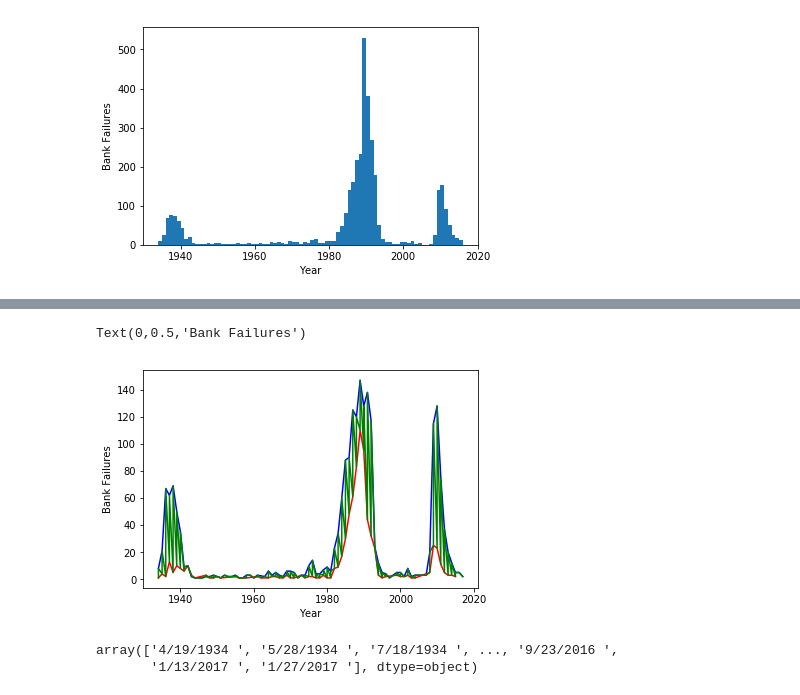
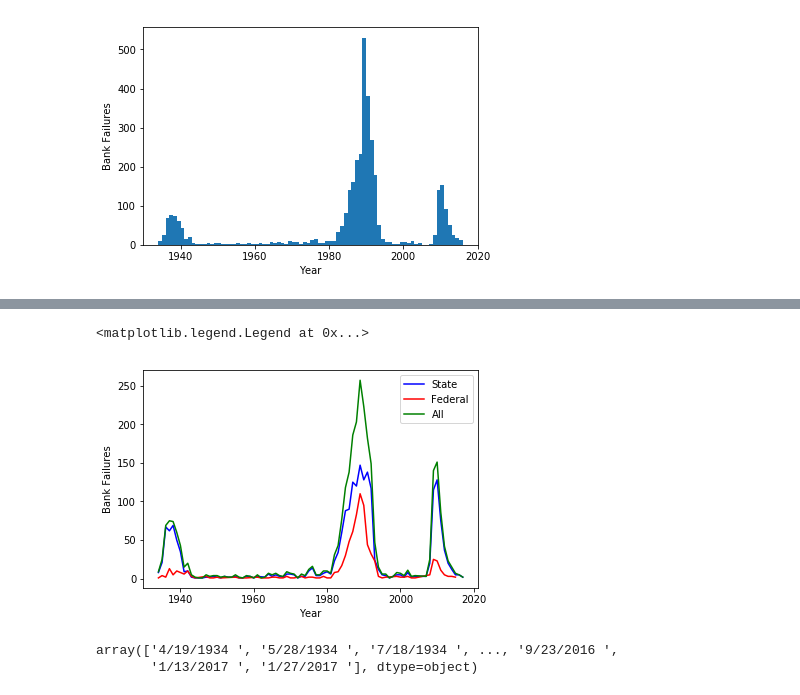
Before and after one commit to bar10009/Thinkful-Capstone-, a Jupyter notebook: Capstone Project 2018.ipynb, the cells around one changed output, grey strips where cells are left out. Saved outputs shown, nothing was run; the diff lists cells and outputs as text; code cells hidden in the pictures.

```diff
--- a/Capstone Project 2018.ipynb
+++ b/Capstone Project 2018.ipynb
@@ -131,23 +131,23 @@ SyntaxError: invalid syntax (<ipython-input-136-66c4e11db475>, line 3)
 # %%
 failure_year_type = banks.groupby(['Failure Year', 'Charter Type'], as_index=False)['Institution Name'].agg('count')
 failure_year_type.columns=['Failure Year', 'Charter Type', 'Number of Failures']
 
 failure_year_state = failure_year_type[failure_year_type['Charter Type']=='STATE']
 failure_year_federal = failure_year_type[failure_year_type['Charter Type']=='FEDERAL']
-#failure_year_all = failure_year_type[failure_year_type['Charter Type']=='STATE'| failure_year_type['Charter Type']=='FEDERAL']
 failure_year_all = failure_year_type[(failure_year_type['Charter Type']=='STATE') | (failure_year_type['Charter Type']=='FEDERAL')]
-
+failure_year_all = failure_year_all.groupby('Failure Year', as_index=False)['Number of Failures'].agg('sum')
 
 plt.plot(failure_year_state['Failure Year'], failure_year_state['Number of Failures'], 'b-')
 plt.plot(failure_year_federal['Failure Year'], failure_year_federal['Number of Failures'], 'r-')
 plt.plot(failure_year_all['Failure Year'], failure_year_all['Number of Failures'], 'g-')
 
 
 plt.xlabel('Year')
 plt.ylabel('Bank Failures')
+plt.legend(['State', 'Federal', 'All'])
 # %% [output]
-Text(0,0.5,'Bank Failures')
+<matplotlib.legend.Legend at 0x...>
-[figure, old version]
+[figure, new version]
 # %%
 banks['Failure Date'].unique()
 # %% [output]
```
Also changed, not shown: parts of 21 cells of this notebook.
